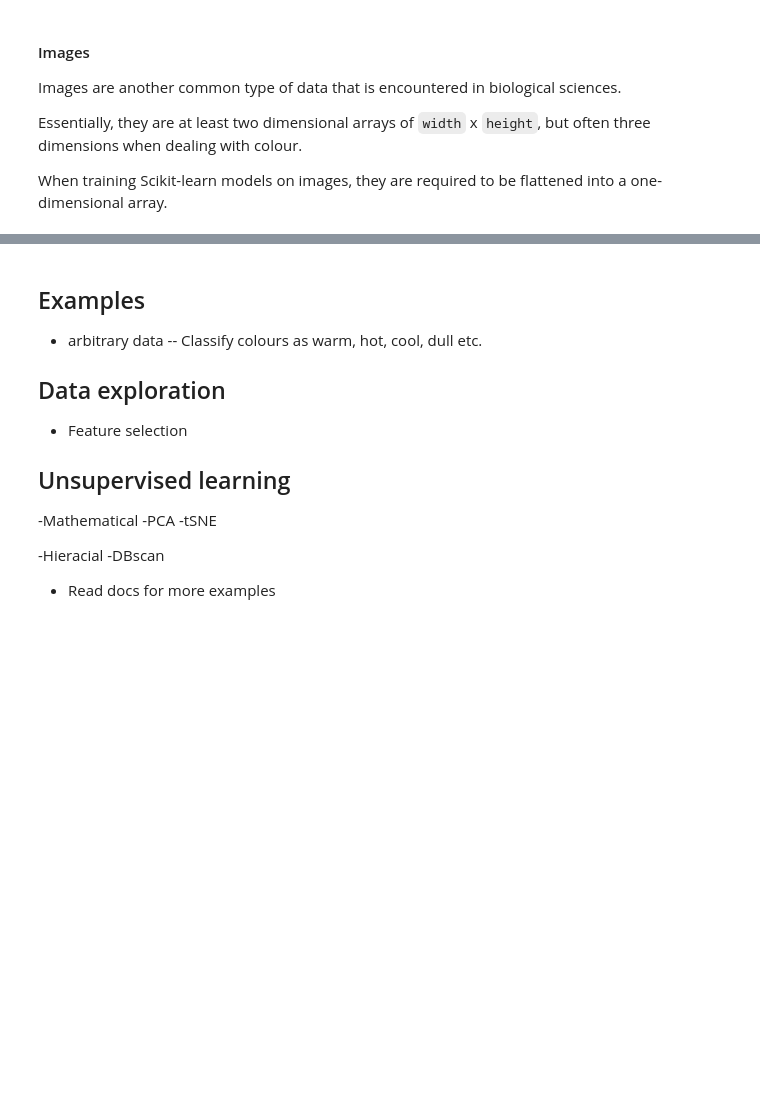
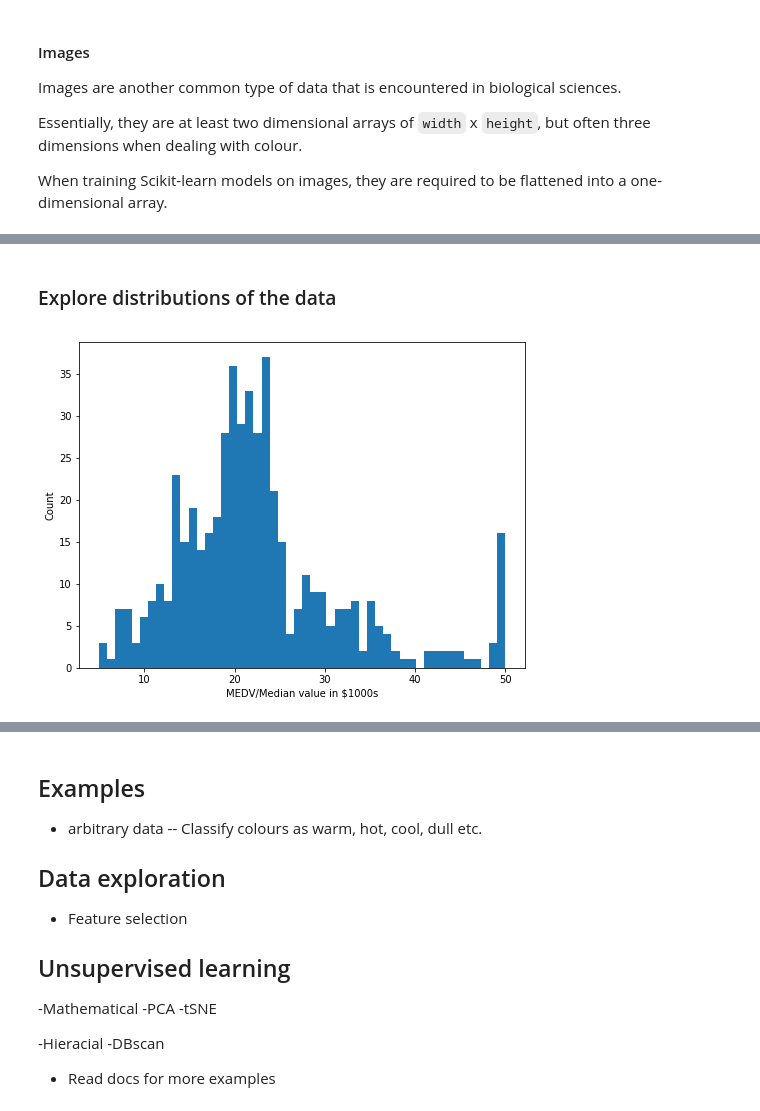
Before and after one commit to tjs23/python_ml_course, a Jupyter notebook: LMB_Python_Machine_Learning.ipynb, the cells around one changed output, grey strips where cells are left out. Drawn from its saved outputs; the diff is of its cells as text; code cells hidden in the pictures; blank space fills up the shorter version.

```diff
--- a/LMB_Python_Machine_Learning.ipynb
+++ b/LMB_Python_Machine_Learning.ipynb
@@ -288,0 +311,6 @@ Image type:  uint8
+# %%
+from sklearn.datasets import load_boston
+
+boston = load_boston()
+
+print(boston.DESCR)
@@ -288,0 +335,10 @@ Image type:  uint8
+# %% [markdown]
+### Explore distributions of the data
+# %%
+plt.figure(figsize=(8, 6))
+plt.hist(boston.target, bins=50)
+plt.xlabel('MEDV/Median value in $1000s')
+plt.ylabel('Count')
+plt.show()
+# %% [output]
+[figure, added]
```
Also changed, not shown: parts of 24 cells of this notebook.
